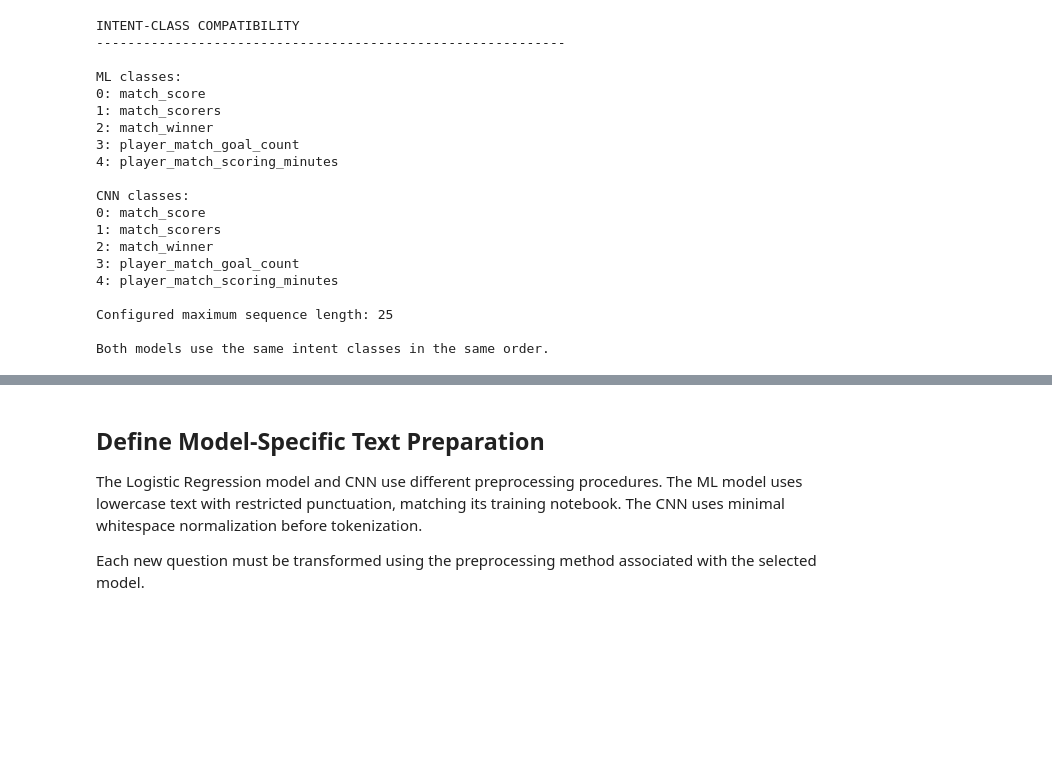
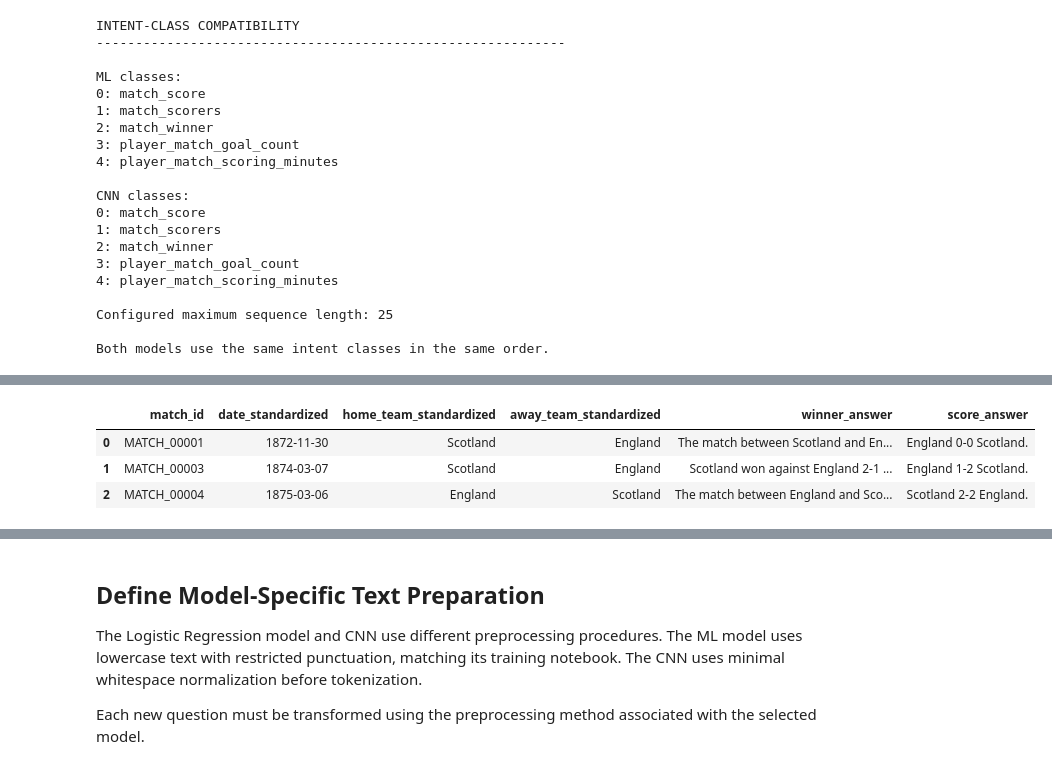
Before and after one commit to eshan14git/football-qa-nlp, a Jupyter notebook: notebooks/football_qa_demo.ipynb, the cells around one changed output, grey strips where cells are left out. Drawn from its saved outputs; the diff is of its cells as text; code cells hidden in the pictures; blank space fills up the shorter version.

```diff
--- a/notebooks/football_qa_demo.ipynb
+++ b/notebooks/football_qa_demo.ipynb
@@ -367,0 +1285,87 @@ Both models use the same intent classes in the same order.
+# %%
+winner_answer_lookup_df = (
+    qa_master_df.loc[
+        qa_master_df["intent"] == "match_winner",
+        [
+            "match_id",
+            "answer"
+        ]
+    ]
+    .drop_duplicates(
+        subset=["match_id"]
+    )
+    .rename(
+        columns={
+            "answer": "winner_answer"
+        }
+    )
+)
+
+score_answer_lookup_df = (
+    qa_master_df.loc[
+        qa_master_df["intent"] == "match_score",
+        [
+            "match_id",
+            "answer"
+        ]
+    ]
+    .drop_duplicates(
+        subset=["match_id"]
+    )
+    .rename(
+        columns={
+            "answer": "score_answer"
+        }
+    )
+)
+
+match_lookup_df = (
+    match_lookup_df
+    .merge(
+        winner_answer_lookup_df,
+        on="match_id",
+        how="left"
+    )
+    .merge(
+        score_answer_lookup_df,
+        on="match_id",
+        how="left"
+    )
+)
+
+print("MATCH ANSWERS ATTACHED")
+print("-" * 70)
+print(
+    "Missing winner answers:",
+    match_lookup_df[
+        "winner_answer"
+    ].isna().sum()
+)
+print(
+    "Missing score answers:",
+    match_lookup_df[
+        "score_answer"
+    ].isna().sum()
+)
+
+display(
+    match_lookup_df[
+        [
+            "match_id",
+            "date_standardized",
+            "home_team_standardized",
+            "away_team_standardized",
+            "winner_answer",
+            "score_answer"
+        ]
+    ].head(3)
+)
+
+assert match_lookup_df[
+    "winner_answer"
+].notna().all()
+
+assert match_lookup_df[
+    "score_answer"
+].notna().all()
+# %% [output]
@@ -367,0 +1376,4 @@ Both models use the same intent classes in the same order.
+|  | match_id | date_standardized | home_team_standardized | away_team_standardized | winner_answer | score_answer |
+| 0 | MATCH_00001 | 1872-11-30 | Scotland | England | The match between Scotland and En... | England 0-0 Scotland. |
+| 1 | MATCH_00003 | 1874-03-07 | Scotland | England | Scotland won against England 2-1 ... | England 1-2 Scotland. |
+| 2 | MATCH_00004 | 1875-03-06 | England | Scotland | The match between England and Sco... | Scotland 2-2 England. |
```
Also changed, not shown: parts of 38 cells of this notebook.
